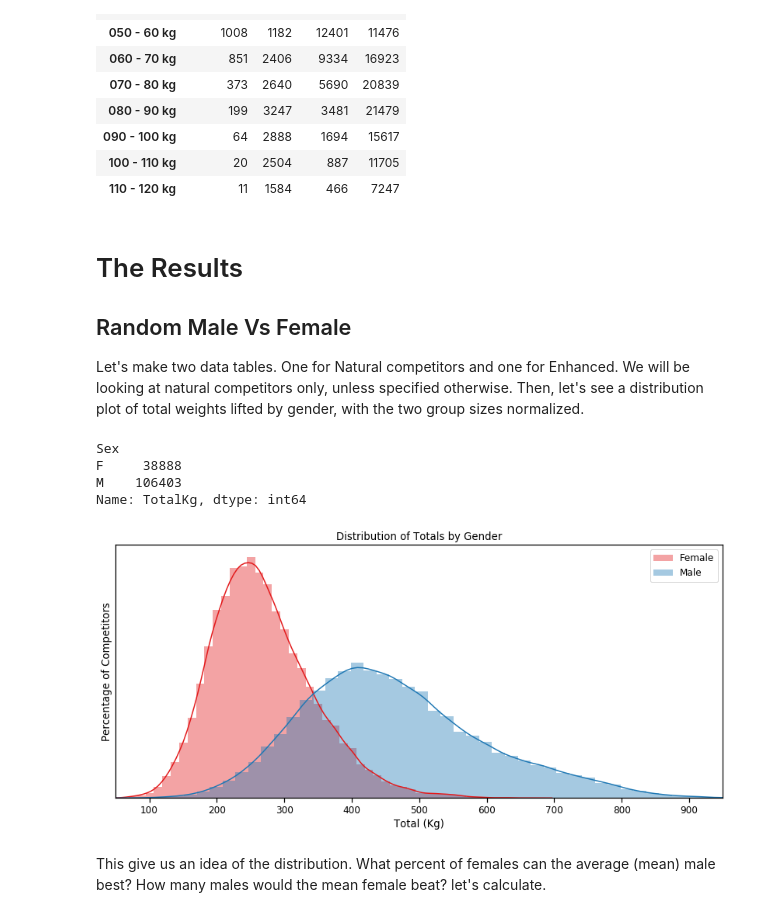
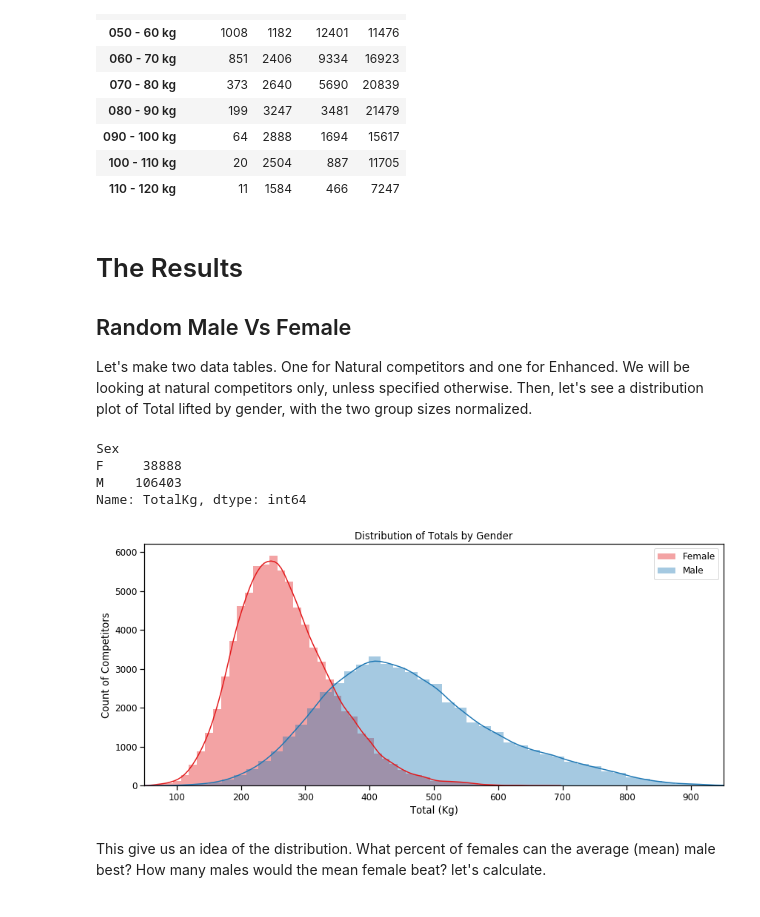
Before and after one commit to StevenWilson9/Powerlifting-Strength-Differences-by-Gender, a Jupyter notebook: Male_Female_Strength_Distributions.ipynb, the cells around one changed output. Saved outputs shown, nothing was run; the diff lists cells and outputs as text; code cells hidden in the pictures.

```diff
--- a/Male_Female_Strength_Distributions.ipynb
+++ b/Male_Female_Strength_Distributions.ipynb
@@ -282,7 +283,7 @@ pivot_df.pivot_table(columns=['Tested', 'Sex'], index=['WeightClass'], values='T
 # The Results
 
 ## Random Male Vs Female
-Let's make two data tables. One for Natural competitors and one for Enhanced. We will be looking at natural competitors only, unless specified otherwise. Then, let's see a distribution plot of total weights lifted by gender, with the two group sizes normalized.
+Let's make two data tables. One for Natural competitors and one for Enhanced. We will be looking at natural competitors only, unless specified otherwise. Then, let's see a distribution plot of Total lifted by gender, with the two group sizes normalized.
 # %%
 clean_df = compete_once_df[compete_once_df['Tested'] == 'Natural'].drop('Tested', axis=1)
 enhanced_df = compete_once_df[compete_once_df['Tested'] == 'Enhanced'].drop('Tested', axis=1)
@@ -298,24 +299,24 @@ Name: TotalKg, dtype: int64
 # %%
 Male_series = clean_df[clean_df['Sex'] == 'M']['TotalKg']
 Female_series = clean_df[clean_df['Sex'] == 'F']['TotalKg']
 
 plt.close('all')
 plt.figure(figsize = (14, 6))
 sns.set_context("notebook", font_scale = 1.1)
 
 sns.distplot(Female_series, label ='Female', color = dred)
 sns.distplot(Male_series, label ='Male', color = dblue)
 plt.legend()
 
 plt.title('Distribution of Totals by Gender')
-plt.yticks([])
+plt.yticks([0, 0.001, 0.002, 0.003, 0.004, 0.005, 0.006], ['0', '1000', '2000', '3000', '4000', '5000', '6000'])
 plt.xticks([0, 100, 200, 300, 400, 500, 600, 700, 800, 900])
 plt.xlim(50, 950)
 plt.xlabel('Total (Kg)')
-plt.ylabel('Percentage of Competitors')
+plt.ylabel('Count of Competitors')
 plt.show()
 # %% [output]
-[figure, old version]
+[figure, new version]
 # %% [markdown]
 This give us an idea of the distribution. What percent of females can the average (mean) male best? How many males would the mean female beat? let's calculate.
 # %%
```
Also changed, not shown: parts of 11 cells of this notebook.
